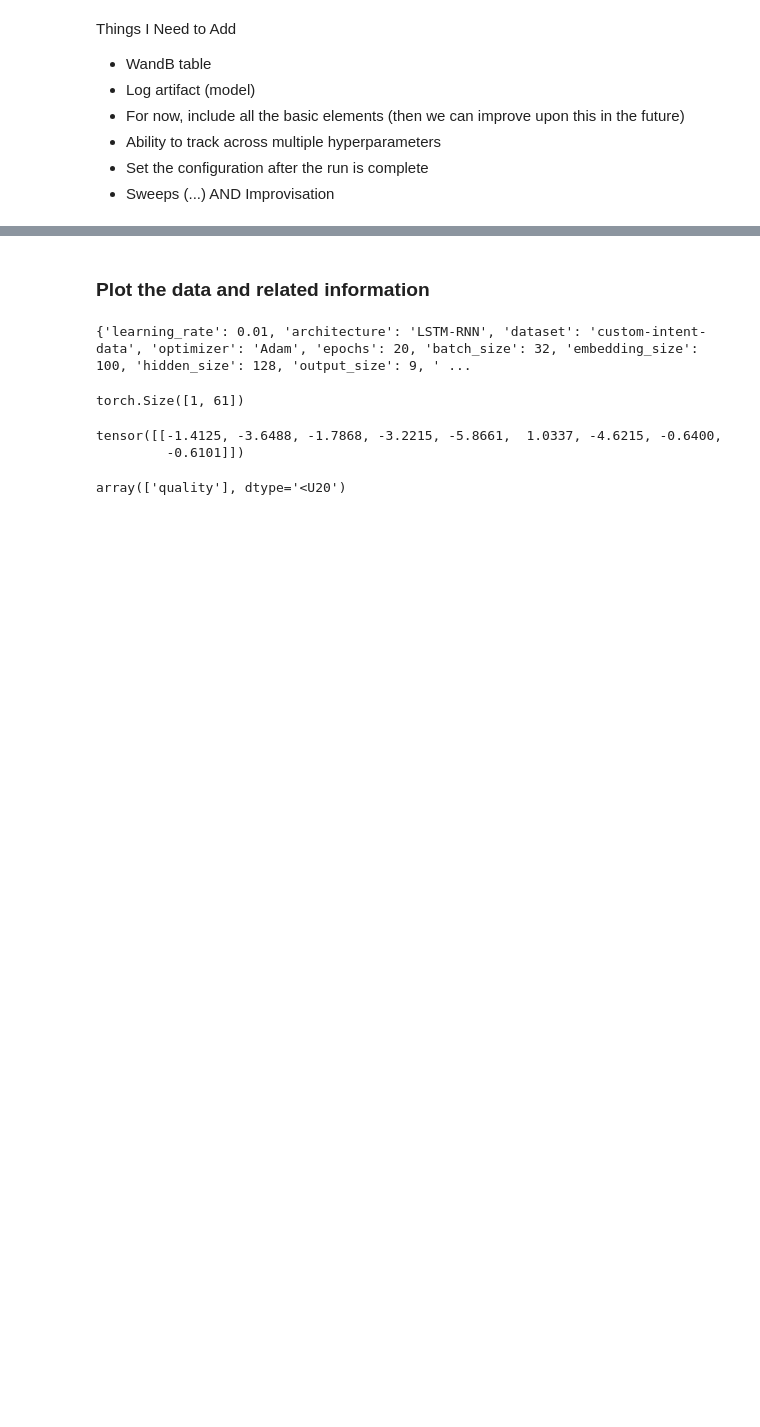
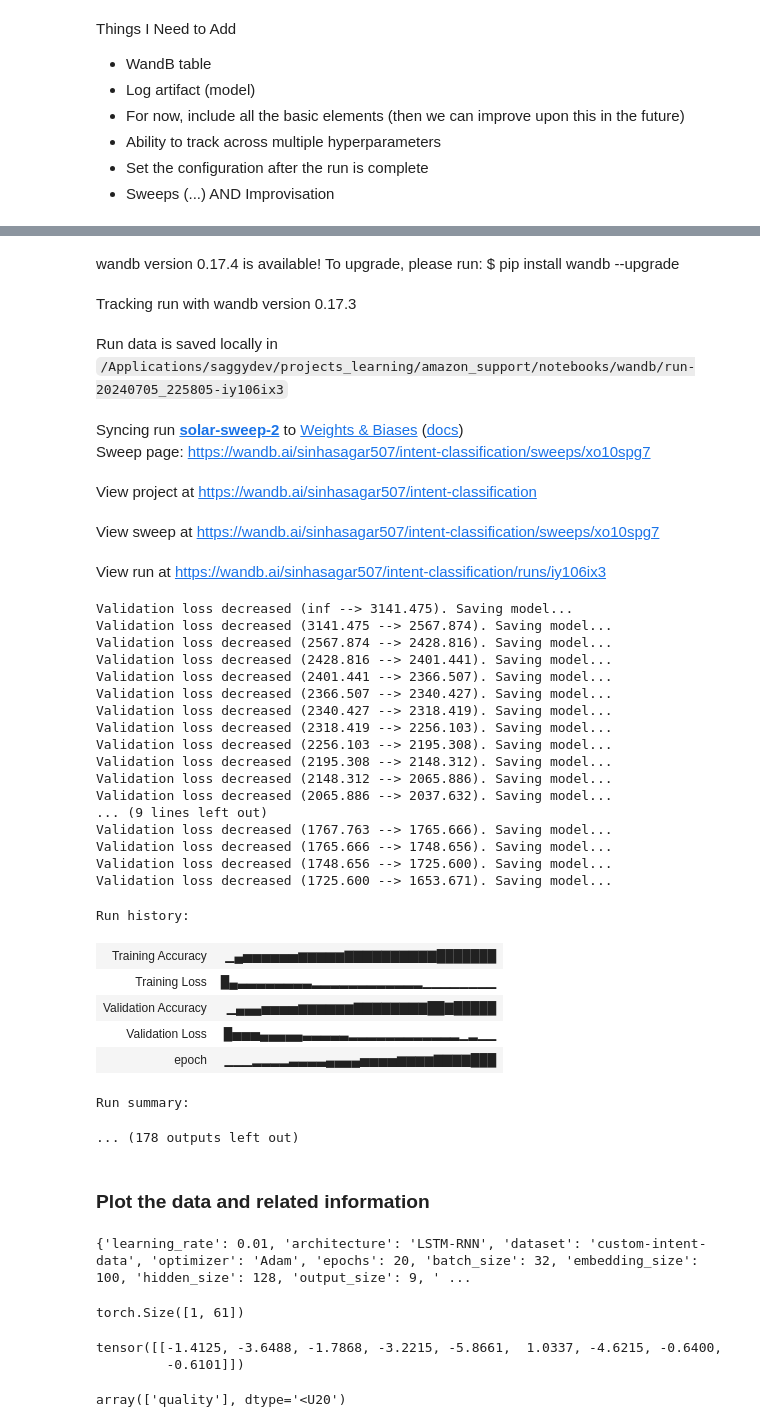
Before and after one commit to sinhasagar507/Customer-support-bot, a Jupyter notebook: notebooks/3.0_intent_classification_torch.ipynb, the cells around one changed output, grey strips where cells are left out. Drawn from its saved outputs; the diff is of its cells as text; code cells hidden in the pictures; blank space fills up the shorter version.

```diff
--- a/notebooks/3.0_intent_classification_torch.ipynb
+++ b/notebooks/3.0_intent_classification_torch.ipynb
@@ -466,9 +500,9 @@ import torch.nn as nn
 from torch.utils.data import DataLoader, TensorDataset
 
 class ModelTrainer:
-    def __init__(self, seq_len, embedding_dim, embedding_matrix):
+    def __init__(self, seq_len):
         self.seq_len = seq_len
-        self.embedding_dim = embedding_dim
+        self.embedding_dim = wandb.config["embedding_size"]
         self.embedding_matrix = embedding_matrix
         self.hidden_dim = wandb.config["hidden_size"]
         self.output_dim = wandb.config["output_size"]
@@ -478,10 +512,13 @@ class ModelTrainer:
         self.dropout = wandb.config["dropout"]
         # Assuming IntentClassifier is defined elsewhere and matches these parameters
         # print(self.seq_len, self.embedding_dim, self.hidden_dim, self.output_dim, self.embedding_matrix)
-        self.model = IntentClassifier(self.seq_len, self.embedding_dim, self.hidden_dim, self.output_dim, self.embedding_matrix)
+        self.model = IntentClassifier(self.seq_len, self.embedding_matrix)
         self.criterion = nn.CrossEntropyLoss()
         # Assuming Config.OPTIMIZER is a valid PyTorch optimizer class
-        self.optimizer = optim.Adam(self.model.parameters(), lr=wandb.config["learning_rate"])
+        self.learning_rate = wandb.config["learning_rate"]
+        self.optimizer = optim.Adam(self.model.parameters(), lr=self.learning_rate)
+        self.scheduler_epoch_threshold = wandb.config["scheduler_lambda_epoch_threshold"]
+        self.scheduler_decay_rate = wandb.config["scheduler_decay_rate"]
         self.epoch_lst = []
 
     def train(self, X_train, y_train, X_val, y_val):
@@ -500,6 +537,14 @@ class ModelTrainer:
 
         train_accuracies_epoch, val_accuracies_epoch = [], []
         self.valid_loss_min = np.Inf
+
+        # Assuming `optimizer` is already defined
+        # Define the lambda function for learning rate adjustment using W&B config
+        lambda_lr = lambda epoch: 1 if epoch < self.scheduler_epoch_threshold else torch.exp(torch.tensor(-self.scheduler_decay_rate))
+
+        # Initialize the LambdaLR scheduler with the optimizer and lambda function
+        scheduler = torch.optim.lr_scheduler.LambdaLR(self.optimizer, lr_lambda=lambda_lr)
+
 
         for epoch in range(self.epochs):
             train_loss, valid_loss = 0.0, 0.0
@@ -574,0 +620,18 @@ trainer.train(train_features, y_train_encoded, val_features, y_val_encoded)
+# %%
+# Step 3: Define the Training Function
+def train():
+    # Initialize a new wandb run
+    with wandb.init(config=sweep_defaults) as run:
+        # Get hyperparameters
+        config = wandb.config
+
+        # Modify the trainer initialization and training process to use config parameters
+        trainer = ModelTrainer(padded_X_train.shape[1])
+        train_features, val_features = padded_X_train, padded_X_val
+
+        # Assuming the trainer.train method is modified to accept epochs and batch_size
+        trainer.train(train_features, y_train_encoded, val_features, y_val_encoded)
+
+# Step 4: Start the Sweep Agent
+wandb.agent(sweep_id, train)
+# %% [output]
@@ -575,3 +650,36 @@ trainer.train(train_features, y_train_encoded, val_features, y_val_encoded)
+wandb version 0.17.4 is available! To upgrade, please run: $ pip install wandb --upgrade
+Tracking run with wandb version 0.17.3
+Run data is saved locally in /Applications/saggydev/projects_learning/amazon_support/notebooks/wandb/run-20240705_225805-iy106ix3
+Syncing run solar-sweep-2 to Weights & Biases (docs)
+Sweep page: https://wandb.ai/sinhasagar507/intent-classification/sweeps/xo10spg7
+View project at https://wandb.ai/sinhasagar507/intent-classification
+View sweep at https://wandb.ai/sinhasagar507/intent-classification/sweeps/xo10spg7
+View run at https://wandb.ai/sinhasagar507/intent-classification/runs/iy106ix3
+Validation loss decreased (inf --> 3141.475). Saving model...
+Validation loss decreased (3141.475 --> 2567.874). Saving model...
+Validation loss decreased (2567.874 --> 2428.816). Saving model...
+Validation loss decreased (2428.816 --> 2401.441). Saving model...
+Validation loss decreased (2401.441 --> 2366.507). Saving model...
+Validation loss decreased (2366.507 --> 2340.427). Saving model...
+Validation loss decreased (2340.427 --> 2318.419). Saving model...
+Validation loss decreased (2318.419 --> 2256.103). Saving model...
+Validation loss decreased (2256.103 --> 2195.308). Saving model...
+Validation loss decreased (2195.308 --> 2148.312). Saving model...
+Validation loss decreased (2148.312 --> 2065.886). Saving model...
+Validation loss decreased (2065.886 --> 2037.632). Saving model...
+... (9 lines left out)
+Validation loss decreased (1767.763 --> 1765.666). Saving model...
+Validation loss decreased (1765.666 --> 1748.656). Saving model...
+Validation loss decreased (1748.656 --> 1725.600). Saving model...
+Validation loss decreased (1725.600 --> 1653.671). Saving model...
+Run history:
+| Training Accuracy | ▁▄▅▅▅▅▅▅▆▆▆▆▆▇▇▇▇▇▇▇▇▇▇███████ |
+| Training Loss | █▄▃▃▃▃▃▃▃▃▂▂▂▂▂▂▂▂▂▂▂▂▁▁▁▁▁▁▁▁ |
+| Validation Accuracy | ▁▄▄▄▅▅▅▅▆▆▆▆▆▆▇▇▇▇▇▇▇▇██▇█████ |
+| Validation Loss | █▅▅▅▄▄▄▄▄▃▃▃▃▃▂▂▂▂▂▂▂▂▂▂▂▂▁▂▁▁ |
+| epoch | ▁▁▁▂▂▂▂▃▃▃▃▄▄▄▄▅▅▅▅▆▆▆▆▇▇▇▇███ |
+Run summary:
+... (178 outputs left out)
 # %% [markdown]
 ### Plot the data and related information
 # %%
```
Also changed, not shown: parts of 5 cells of this notebook, 2 other files.
